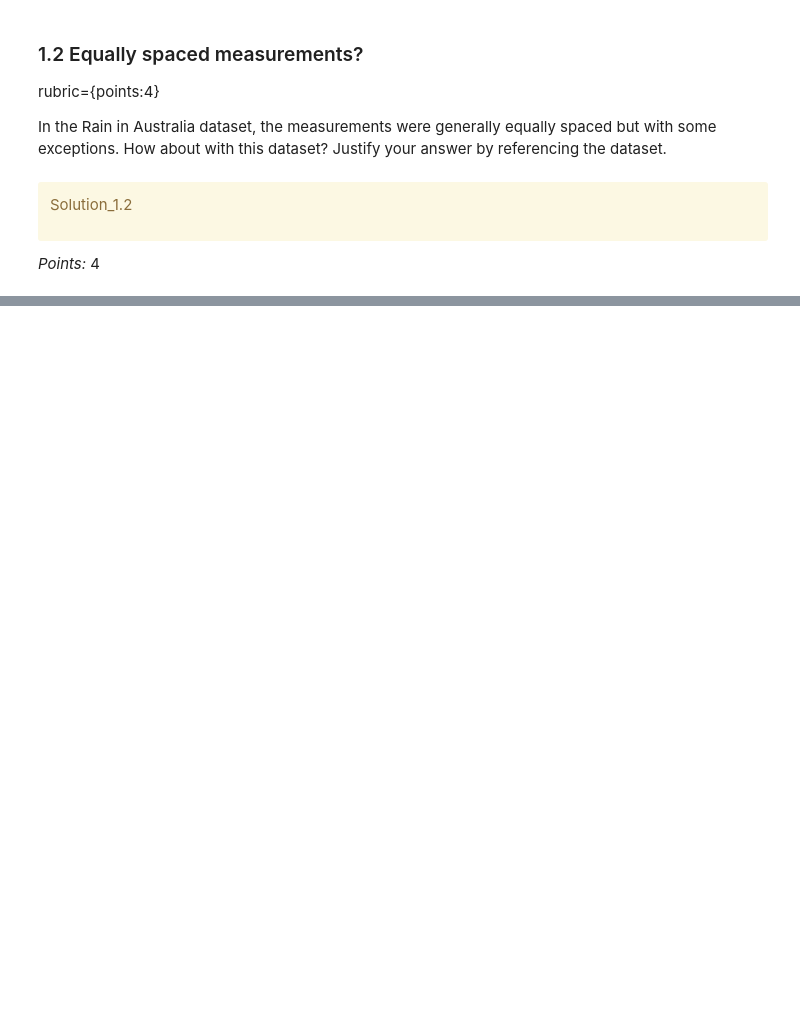
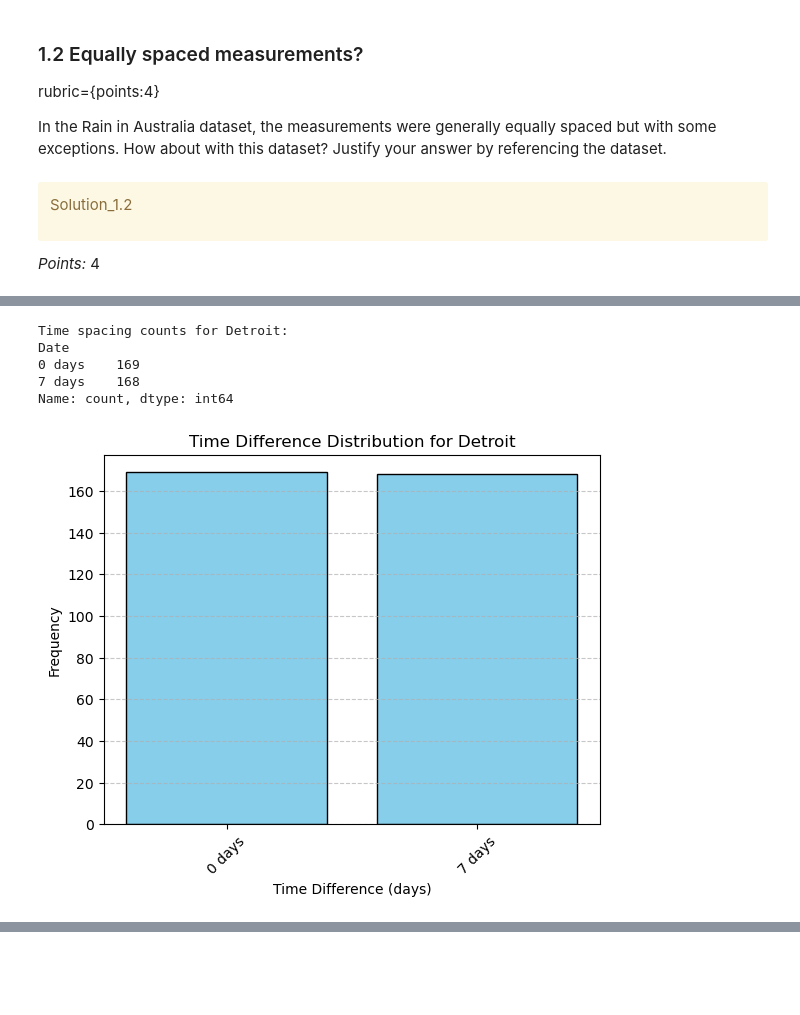
Before and after one commit to aneeshanavlakha/hw8, a Jupyter notebook: hw8.ipynb, the cells around one changed output, grey strips where cells are left out. Drawn from its saved outputs; the diff is of its cells as text; code cells hidden in the pictures; blank space fills up the shorter version.

```diff
--- a/hw8.ipynb
+++ b/hw8.ipynb
@@ -142,0 +244,9 @@ _Type your answer here, replacing this text._
+# %%
+plot_time_spacing_distribution(df, "Detroit")
+# %% [output]
+Time spacing counts for Detroit:
+Date
+0 days    169
+7 days    168
+Name: count, dtype: int64
+[figure, added]
```
Also changed, not shown: parts of 45 cells of this notebook.
